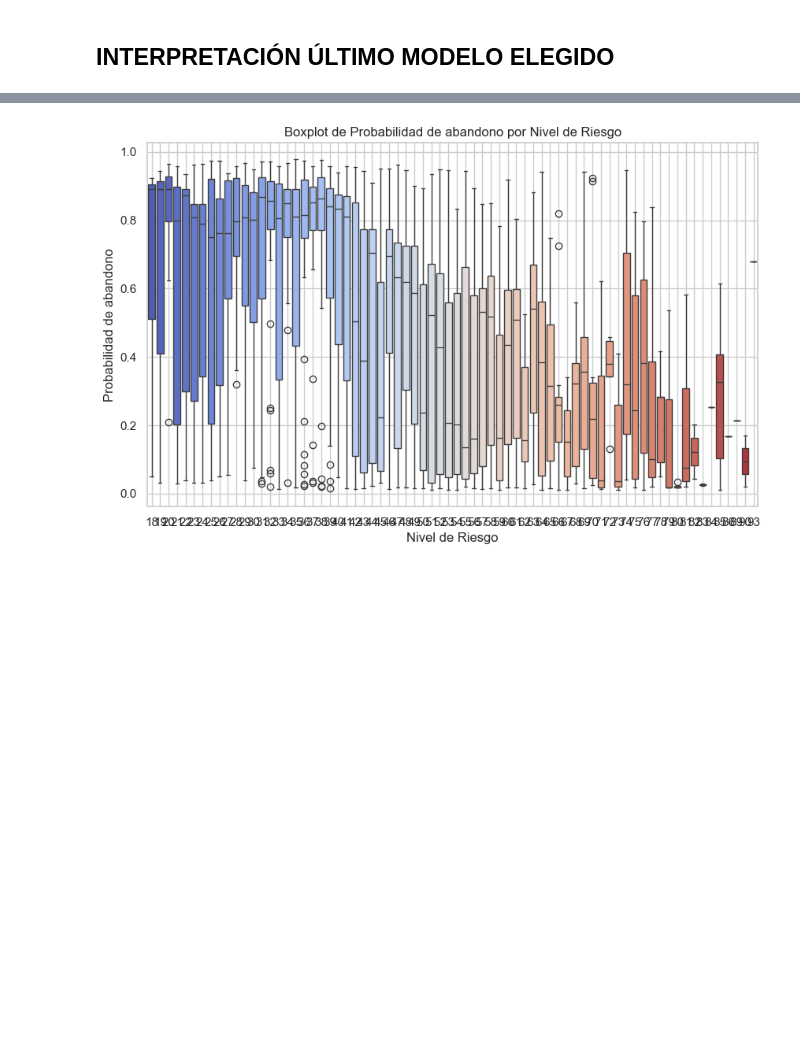
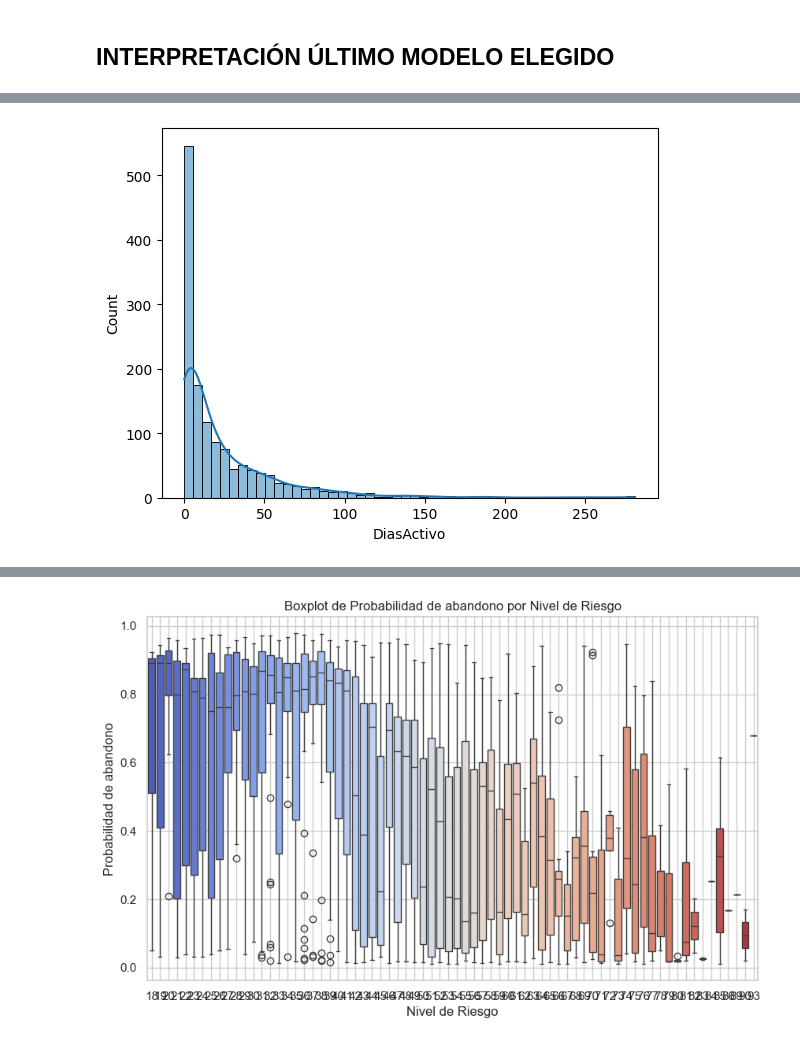
Before and after one commit to CescBlanco/TFM-FINAL, a Jupyter notebook: model/models.ipynb, the cells around one changed output, grey strips where cells are left out. Cells and saved outputs as stored; diff of their text form; code cells hidden in the pictures; blank space fills up the shorter version.

```diff
--- a/model/models.ipynb
+++ b/model/models.ipynb
@@ -1146,0 +1173,8 @@ df_validacion_modelo3
+# %%
+# Histograma con línea de distribución
+sns.histplot(df_validacion_modelo3['DiasActivo'], bins=50, kde=True)
+
+# Mostrar el gráfico
+plt.show()
+# %% [output]
+[figure, added]
```
Also changed, not shown: parts of 13 cells of this notebook, 8 other files.
